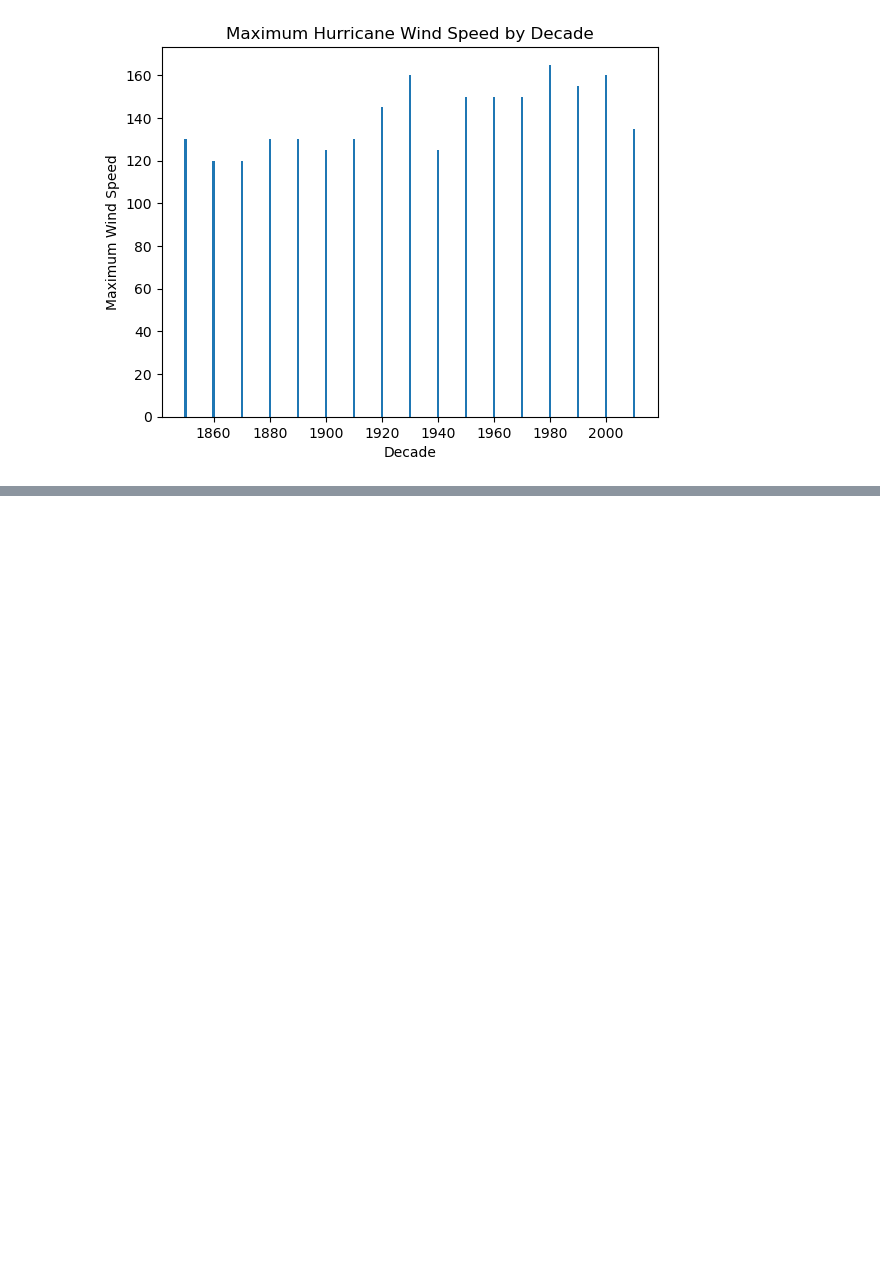
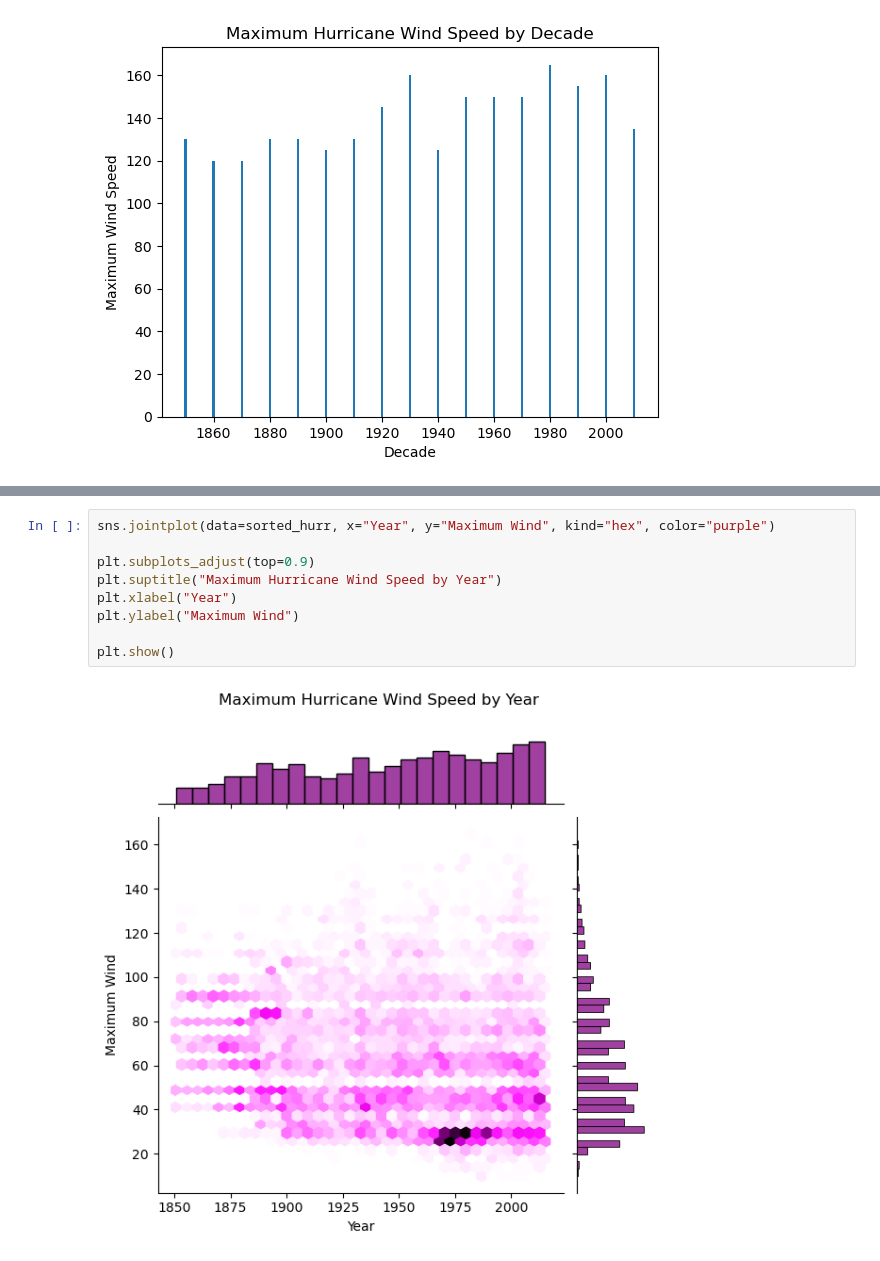
Before and after one commit to DanielBrechner/hurrdat_co2, a Jupyter notebook: all_hurr_test.ipynb, the cells around one changed output, grey strips where cells are left out. Saved outputs shown, nothing was run; the diff lists cells and outputs as text; blank space fills up the shorter version.

```diff
--- a/all_hurr_test.ipynb
+++ b/all_hurr_test.ipynb
@@ -140,0 +153,11 @@ plt.show()
+# %%
+sns.jointplot(data=sorted_hurr, x="Year", y="Maximum Wind", kind="hex", color="purple")
+
+plt.subplots_adjust(top=0.9)
+plt.suptitle("Maximum Hurricane Wind Speed by Year")
+plt.xlabel("Year")
+plt.ylabel("Maximum Wind")
+
+plt.show()
+# %% [output]
+[figure, added]
```
Also changed, not shown: parts of 1 cell of this notebook.
